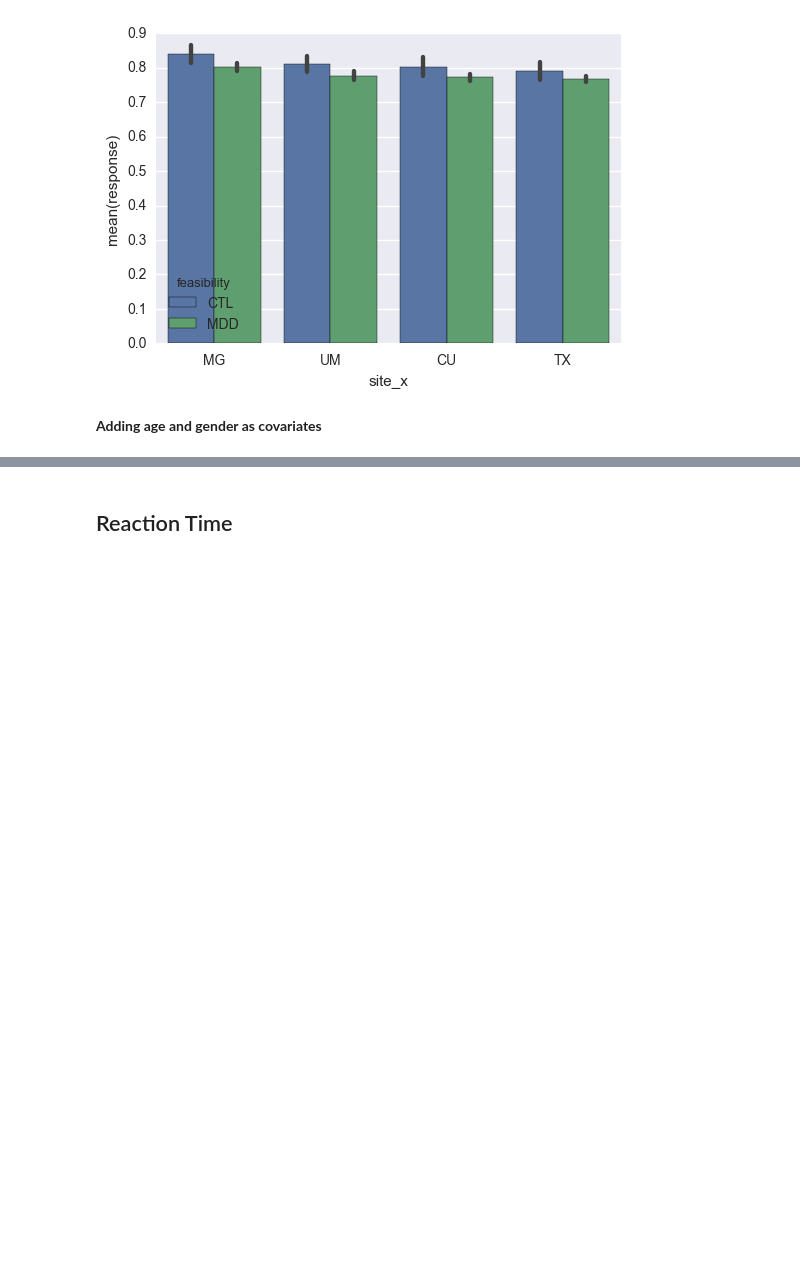
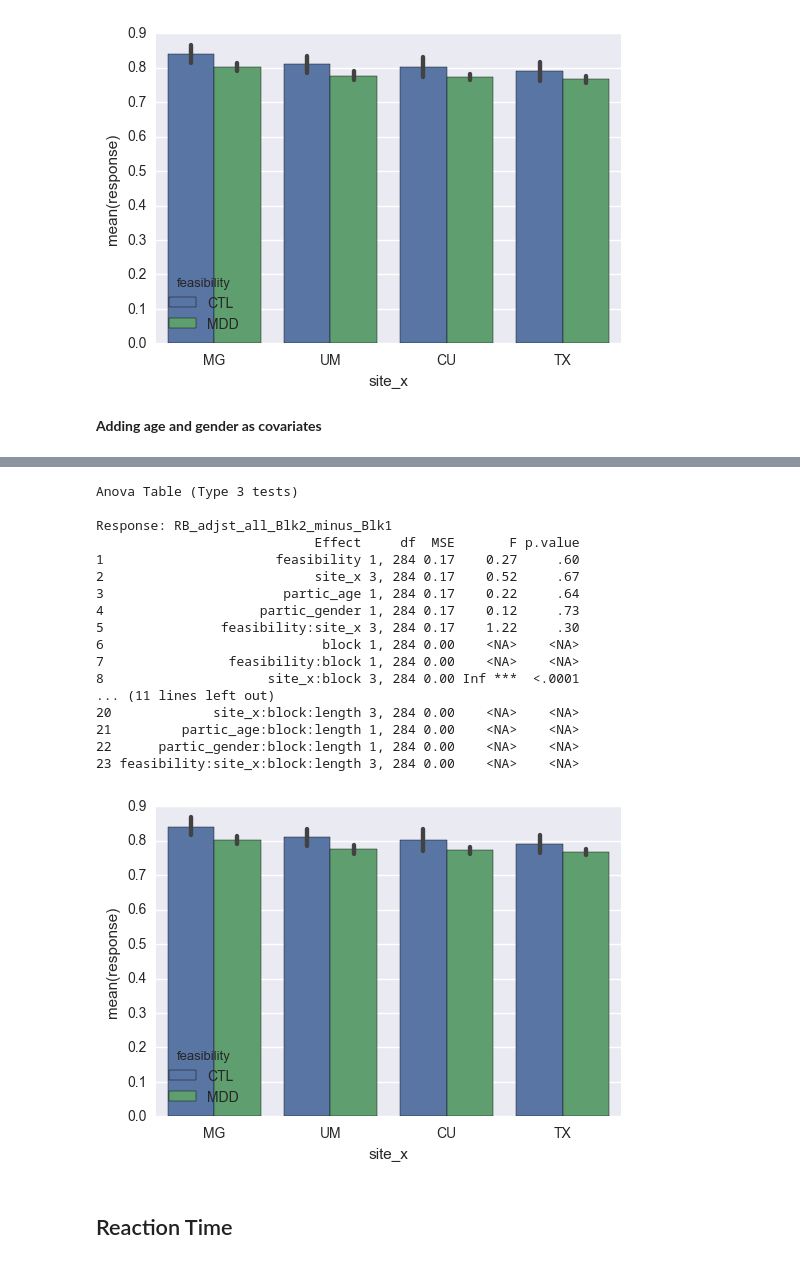
Before and after one commit to vlawlor/EMBARC-PRT, a Jupyter notebook: PRT_Prettier.ipynb, the cells around one changed output, grey strips where cells are left out. Cells and saved outputs as stored; diff of their text form; code cells hidden in the pictures; blank space fills up the shorter version.

```diff
--- a/PRT_Prettier.ipynb
+++ b/PRT_Prettier.ipynb
@@ -352,7 +289,7 @@ df_standard = pd.read_csv('Data/prt_standard_first_session.csv')
 df_trial = pd.read_csv('Data/prt_all_trials_first_session.csv')
 # %%
 # we need to trim df_trial down or else r2py will freak out...
-df_trial = df_trial[['subj_idx', 'site_x', 'trial', 'length', 'rt', 'response', 'outlier', 'block','feasibility', 'partic_age', 'partic_gender', 'shaps_total_dichotomous', 'shaps_total_continuous']]
+df_trial = df_trial[['subj_idx', 'site_x', 'trial', 'length', 'rt', 'response', 'outlier', 'block','feasibility', 'partic_age', 'partic_gender', 'shaps_total_dichotomous', 'RB_adjst_all_Blk2_minus_Blk1', 'shaps_total_continuous']]
 df_trial.to_csv('Data/prt_trial_compact.csv')
 # %% [markdown]
 # Participant Characteristics
@@ -552 +495,7 @@ Response: response
 [figure]
+# %%
+acc_plot = sns.barplot(y='response', x = 'site_x', data=df_trial, hue = 'feasibility', ci=68, units = 'subj_idx')
+%Rpush df_trial
+%R acc_anova <- aov_ez("subj_idx",dv = "RB_adjst_all_Blk2_minus_Blk1",data = df_trial ,between=c("feasibility", "site_x"),within=c("block","length"),covariate=c("partic_age","partic_gender"),factorize = FALSE, anova_table=list(correction="none", es = "none"))
+%R print(acc_anova)
+# %% [output]
@@ -553,3 +503,21 @@ Response: response
+Anova Table (Type 3 tests)
+
+Response: RB_adjst_all_Blk2_minus_Blk1
+                            Effect     df  MSE       F p.value
+1                      feasibility 1, 284 0.17    0.27     .60
+2                           site_x 3, 284 0.17    0.52     .67
+3                       partic_age 1, 284 0.17    0.22     .64
+4                    partic_gender 1, 284 0.17    0.12     .73
+5               feasibility:site_x 3, 284 0.17    1.22     .30
+6                            block 1, 284 0.00    <NA>    <NA>
+7                feasibility:block 1, 284 0.00    <NA>    <NA>
+8                     site_x:block 3, 284 0.00 Inf ***  <.0001
+... (11 lines left out)
+20             site_x:block:length 3, 284 0.00    <NA>    <NA>
+21         partic_age:block:length 1, 284 0.00    <NA>    <NA>
+22      partic_gender:block:length 1, 284 0.00    <NA>    <NA>
+23 feasibility:site_x:block:length 3, 284 0.00    <NA>    <NA>
+[figure, added]
 # %% [markdown]
 ## Reaction Time
 # %%
```
Also changed, not shown: parts of 57 cells of this notebook.
